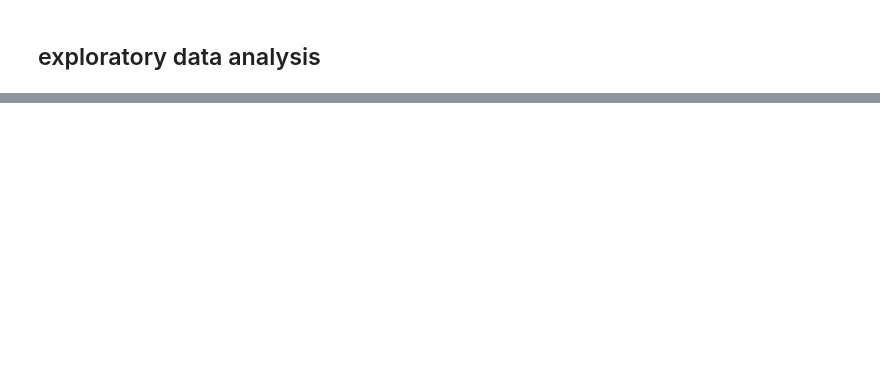
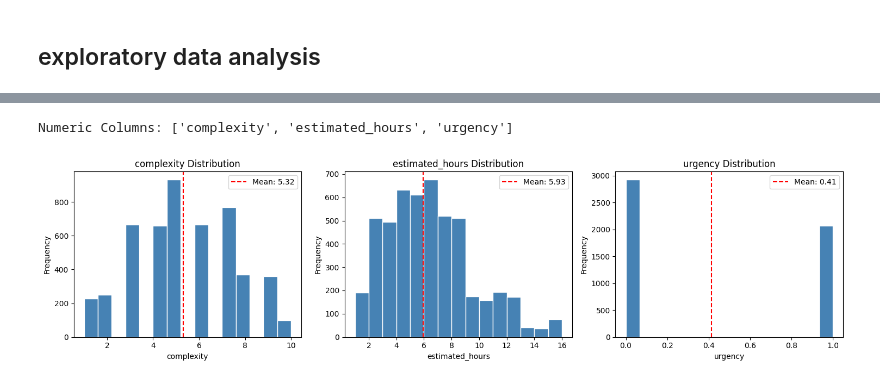
Before and after one commit to SaiCharan4669/aI_task_management, a Jupyter notebook: ai_task_management.ipynb, the cells around one changed output, grey strips where cells are left out. Saved outputs shown, nothing was run; the diff lists cells and outputs as text; code cells hidden in the pictures; blank space fills up the shorter version.

```diff
--- a/ai_task_management.ipynb
+++ b/ai_task_management.ipynb
@@ -465,0 +196,24 @@ weighted avg       0.37      0.36      0.37      2000
+# %%
+import numpy as np
+num_cols = df.select_dtypes(include=np.number).columns.tolist()
+
+print("Numeric Columns:", num_cols)
+# %% [output]
+Numeric Columns: ['complexity', 'estimated_hours', 'urgency']
+# %%
+# numerical distribution
+plt.figure(figsize=(15, 4))
+
+for i, col in enumerate(num_cols, 1):
+    plt.subplot(1, 3, i)
+    plt.hist(df[col], bins=15, color='steelblue', edgecolor='white')
+    plt.axvline(df[col].mean(), color='red', linestyle='--', label=f'Mean: {df[col].mean():.2f}')
+    plt.title(f'{col} Distribution')
+    plt.xlabel(col)
+    plt.ylabel('Frequency')
+    plt.legend()
+
+plt.tight_layout()
+plt.show()
+# %% [output]
+[figure, added]
```
Also changed, not shown: parts of 79 cells of this notebook, 18 other files.
